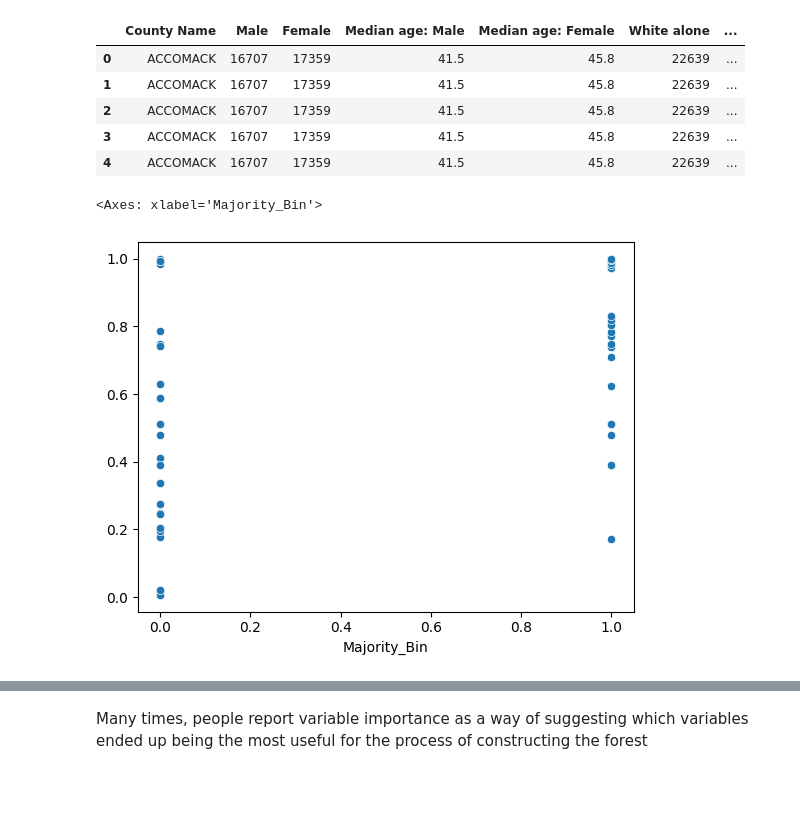
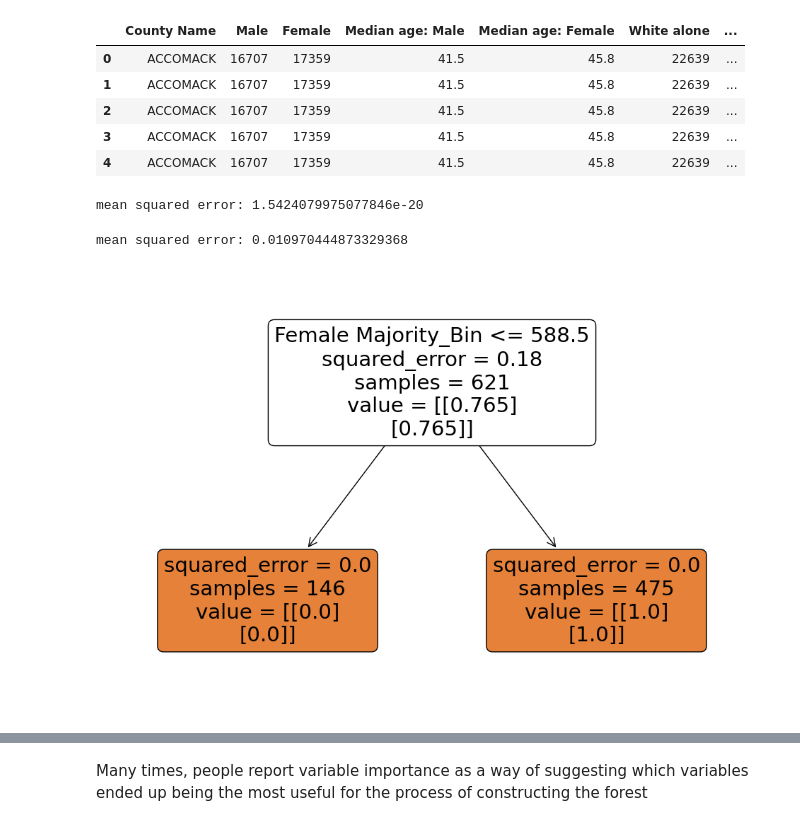
Before and after one commit to kirsten-fung/project_voting, a Jupyter notebook: voting_cleaning2.ipynb, the cells around one changed output, grey strips where cells are left out. Saved outputs shown, nothing was run; the diff lists cells and outputs as text; code cells hidden in the pictures; blank space fills up the shorter version.

```diff
--- a/voting_cleaning2.ipynb
+++ b/voting_cleaning2.ipynb
@@ -241,3 +264,71 @@ merged.head()
+# %%
+from sklearn.model_selection import train_test_split
+from sklearn.linear_model import LinearRegression
+from sklearn.metrics import mean_squared_error
+
+# our target variable
+y = merged_expanded['Majority_Bin']
+X = merged_expanded.drop(columns=['Majority_Bin', 'Majority',
+                                              'County Name', 'Year'])
+
+X_train, X_test, y_train, y_test = train_test_split(X, y,
+                                                    test_size=0.2,
+                                                      random_state=100)
+# linear regression
+linear_reg = LinearRegression()
+linear_reg.fit(X_train, y_train)
+y_pred = linear_reg.predict(X_test)
+
+mse = mean_squared_error(y_test, y_pred)
+print("mean squared error:", mse)
+
+# because of how small this is we can safely assume that its due to overfitting lol
+# %% [output]
+mean squared error: 1.5424079975077846e-20
+# %%
+from sklearn.model_selection import train_test_split
+from sklearn.linear_model import Lasso
+from sklearn.metrics import mean_squared_error
+from sklearn.preprocessing import StandardScaler
+
+
+y = merged_expanded['Majority_Bin']
+X = merged_expanded.drop(columns=['Majority_Bin', 'Majority',
+                                            'County Name', 'Year'])
+scaler = StandardScaler()
+
+X_scaled = scaler.fit_transform(X)
+X_train, X_test, y_train, y_test = train_test_split(X_scaled, y,
+                                                    test_size=0.2,
+                                                      random_state=100)
+lasso = Lasso(alpha=0.1)
+lasso.fit(X_train, y_train)
+y_pred = lasso.predict(X_test)
+
+mse = mean_squared_error(y_test, y_pred)
+print("mean squared error:", mse)
+# this looks pretty good to me?
+# %% [output]
+mean squared error: 0.010970444873329368
+# %%
+from sklearn.tree import DecisionTreeRegressor, plot_tree
+import matplotlib.pyplot as plt
+
+
+y = merged_expanded['Majority_Bin']
+X = merged_expanded.drop(columns=['Majority_Bin', 'Majority',
+                                            'County Name','Year'])
+
+decision_tree = DecisionTreeRegressor(max_depth=3, random_state=42)
+decision_tree.fit(X, y)
+
+plt.figure(figsize=(12, 8))
+plot_tree(decision_tree, feature_names=X.columns, filled=True, rounded=True)
+plt.show()
+# This is cool so basically when the number of females in a particular group
+# is less than or equal to 588.5, the majority party affiliation is democratic
+# %% [output]
+[figure, added]
 # %%
 # Maxmin normalization function:
 def maxmin(z):
@@ -264,6 +351,0 @@ y_hat_rf = rf.predict(X_test) # Model predictions
-# %%
-# Scatterplot of predicted v. actual:
-sns.scatterplot(x=y_test, y=y_hat_rf) # Predicted v Actual
-# %% [output]
-<Axes: xlabel='Majority_Bin'>
-[figure, removed]
```
Also changed, not shown: parts of 9 cells of this notebook.
